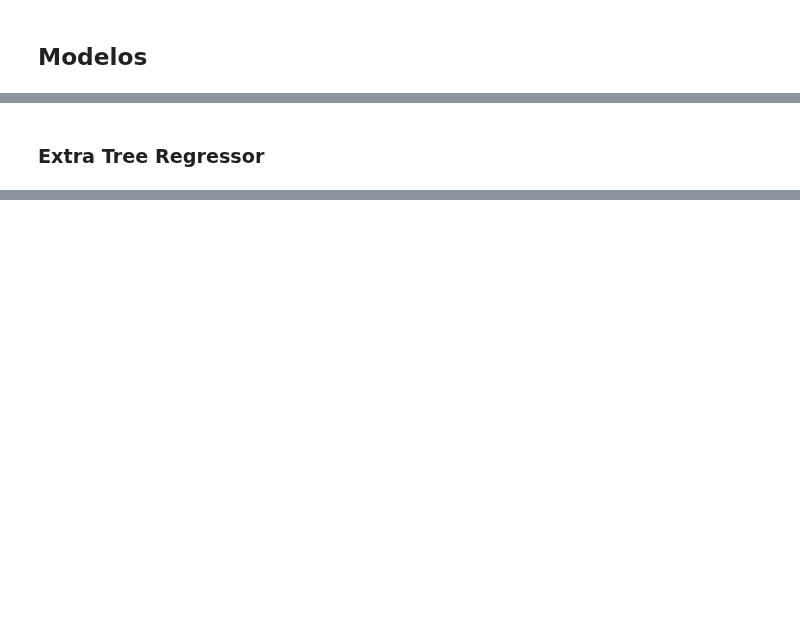
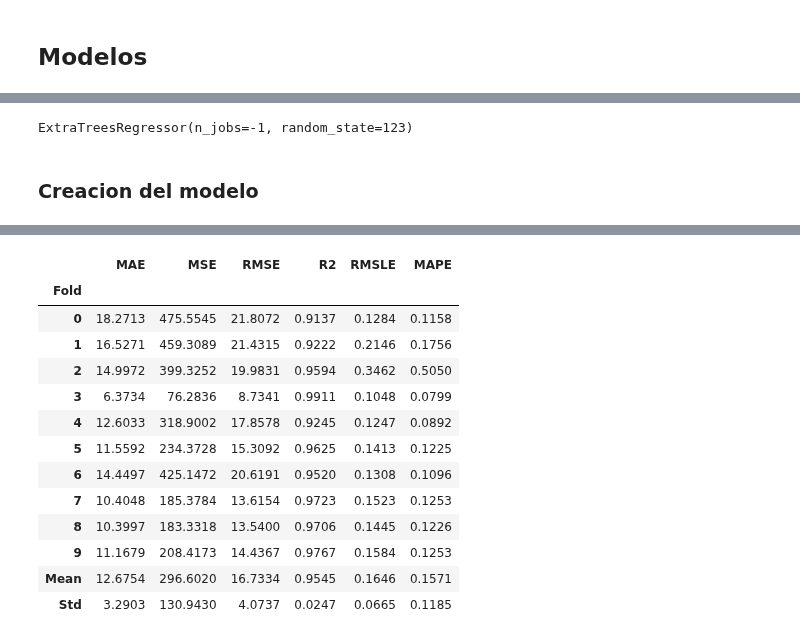
Before and after one commit to cristiandarioortegayubro/BA, a Jupyter notebook: pc_rg_01.ipynb, the cells around one changed output, grey strips where cells are left out. Cells and saved outputs as stored; diff of their text form; code cells hidden in the pictures; blank space fills up the shorter version.

```diff
--- a/pc_rg_01.ipynb
+++ b/pc_rg_01.ipynb
@@ -116,3 +160,10 @@ modelos = compare_models()
 [interactive output not drawn]
-# %% [markdown]
-### **Extra Tree Regressor**
+# %%
+print(modelos)
+# %% [output]
+ExtraTreesRegressor(n_jobs=-1, random_state=123)
+# %% [markdown]
+### **Creacion del modelo**
+# %%
+modelo_01 = create_model('et')
+# %% [output]
@@ -118,0 +171,14 @@ modelos = compare_models()
+|  | MAE | MSE | RMSE | R2 | RMSLE | MAPE |
+| Fold |  |  |  |  |  |  |
+| 0 | 18.2713 | 475.5545 | 21.8072 | 0.9137 | 0.1284 | 0.1158 |
+| 1 | 16.5271 | 459.3089 | 21.4315 | 0.9222 | 0.2146 | 0.1756 |
+| 2 | 14.9972 | 399.3252 | 19.9831 | 0.9594 | 0.3462 | 0.5050 |
+| 3 | 6.3734 | 76.2836 | 8.7341 | 0.9911 | 0.1048 | 0.0799 |
+| 4 | 12.6033 | 318.9002 | 17.8578 | 0.9245 | 0.1247 | 0.0892 |
+| 5 | 11.5592 | 234.3728 | 15.3092 | 0.9625 | 0.1413 | 0.1225 |
+| 6 | 14.4497 | 425.1472 | 20.6191 | 0.9520 | 0.1308 | 0.1096 |
+| 7 | 10.4048 | 185.3784 | 13.6154 | 0.9723 | 0.1523 | 0.1253 |
+| 8 | 10.3997 | 183.3318 | 13.5400 | 0.9706 | 0.1445 | 0.1226 |
+| 9 | 11.1679 | 208.4173 | 14.4367 | 0.9767 | 0.1584 | 0.1253 |
+| Mean | 12.6754 | 296.6020 | 16.7334 | 0.9545 | 0.1646 | 0.1571 |
+| Std | 3.2903 | 130.9430 | 4.0737 | 0.0247 | 0.0665 | 0.1185 |
```
Also changed, not shown: parts of 17 cells of this notebook.
